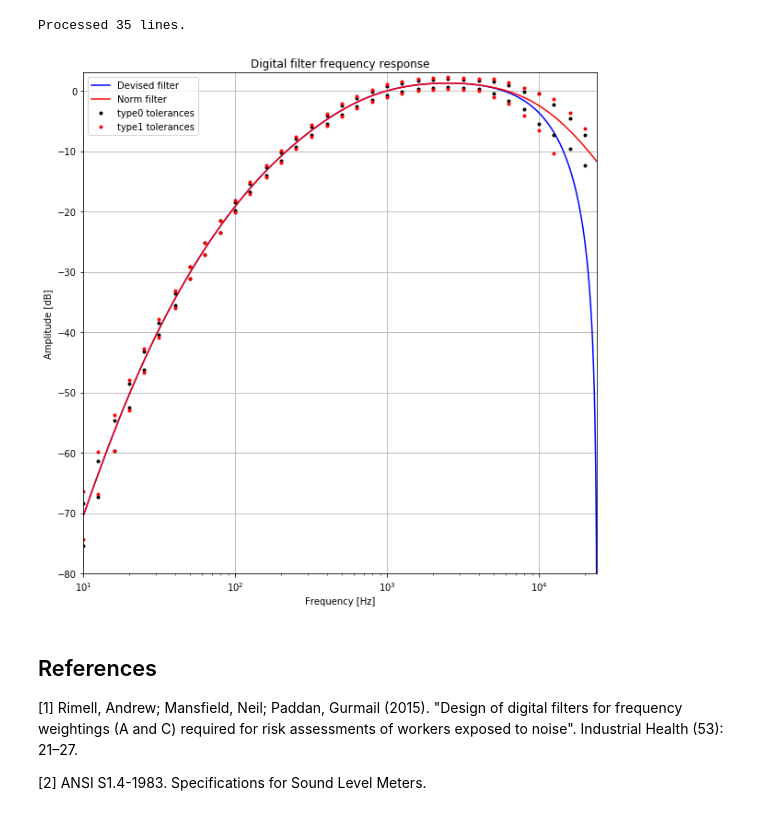
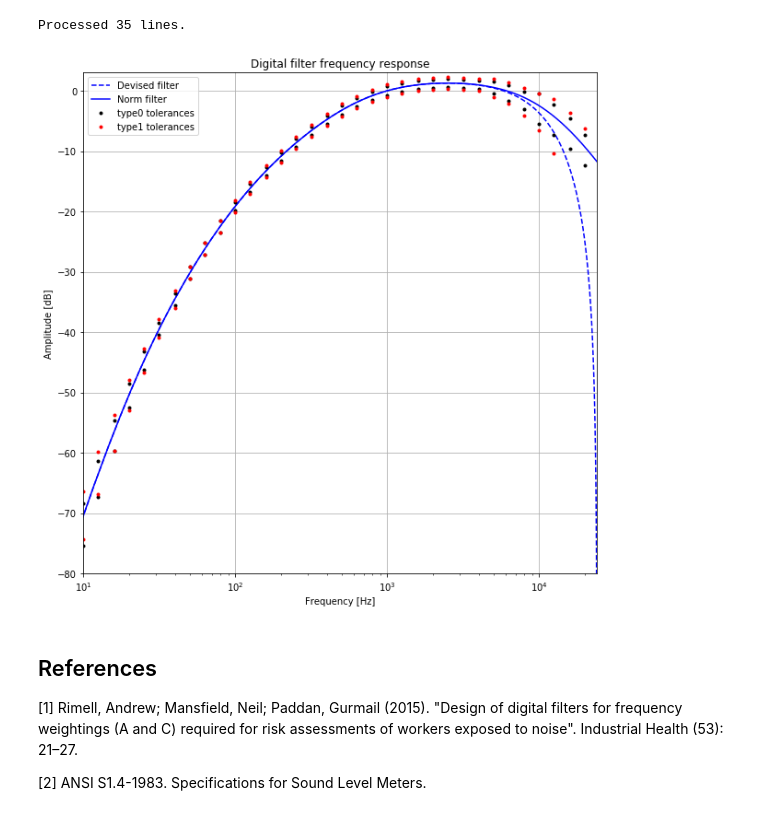
Before and after one commit to pzinemanas/AudioMoth-Firmware-SPL, a Jupyter notebook: notebooks/A_weighting_filter.ipynb, the cells around one changed output. Drawn from its saved outputs; the diff is of its cells as text; code cells hidden in the pictures.

```diff
--- a/notebooks/A_weighting_filter.ipynb
+++ b/notebooks/A_weighting_filter.ipynb
@@ -153,22 +157,24 @@ Processed 35 lines.
 # %%
 fig = plt.figure(figsize=(10,10))
 plt.title('Digital filter frequency response')
-plt.plot(f,H, 'b',label= 'Devised filter')
-plt.plot(f,HA, 'r',label= 'Norm filter')
+plt.plot(f,H, 'b--',label= 'Devised filter')
+plt.plot(f,HA, 'b-',label= 'Norm filter')
+#plt.errorbar(freqs, curveA, yerr=tol_type0.T)
+#plt.errorbar(freqs, curveA, yerr=tol_type1.T)
 plt.plot(freqs,tol_type0_low,'k.',label='type0 tolerances')
 plt.plot(freqs,tol_type0_high,'k.')
 plt.plot(freqs,tol_type1_low,'r.',label='type1 tolerances')
 plt.plot(freqs,tol_type1_high,'r.')
 plt.ylabel('Amplitude [dB]')
 plt.xlabel('Frequency [Hz]')
 plt.legend()
 plt.xscale('log')
 plt.xlim([10,fs/2.0])
 plt.ylim([-80,3])
 plt.grid()
 plt.show()
 # %% [output]
-[figure, old version]
+[figure, new version]
 # %% [markdown]
 ## References
 [1] Rimell, Andrew; Mansfield, Neil; Paddan, Gurmail (2015). "Design of digital filters for frequency weightings (A and C) required for risk assessments of workers exposed to noise". Industrial Health (53): 21–27.
```
Also changed, not shown: parts of 6 cells of this notebook, 6 other files.
